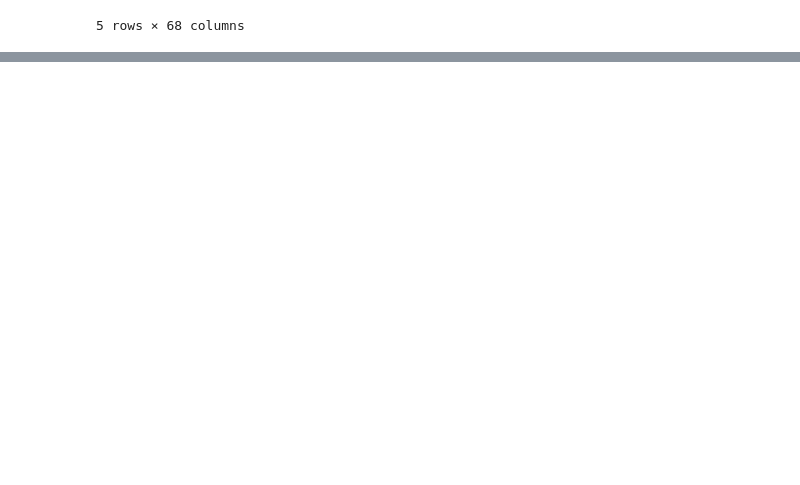
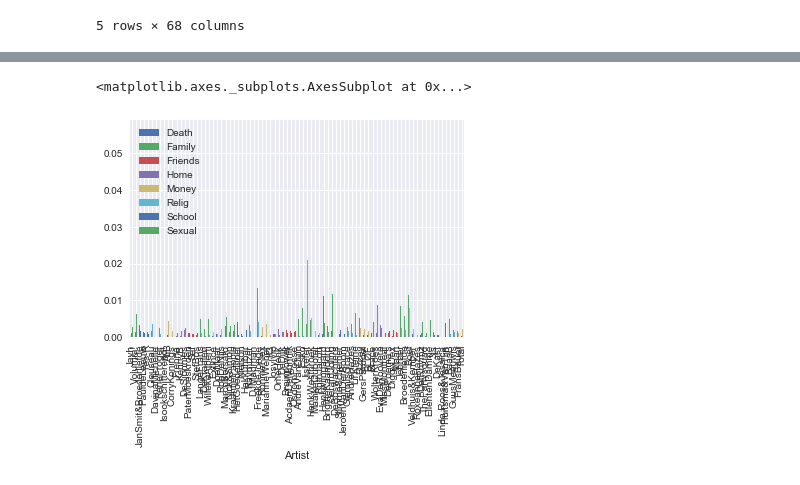
Before and after one commit to awlassche/liwc-dutch-lyrics, a Jupyter notebook: Songlyrics/Stylometric Study on Lyrics of Dutch Pop Song Artists.ipynb, the cells around one changed output, grey strips where cells are left out. Drawn from its saved outputs; the diff is of its cells as text; code cells hidden in the pictures; blank space fills up the shorter version.

```diff
--- a/Songlyrics/Stylometric Study on Lyrics of Dutch Pop Song Artists.ipynb
+++ b/Songlyrics/Stylometric Study on Lyrics of Dutch Pop Song Artists.ipynb
@@ -100,0 +102,4 @@ ax = sns.regplot(x='Present', y='Pronoun', data=df)
+# %%
+df = df.drop(columns=['Assent', 'Number', 'Occup', 'Inhib', 'Sports', 'Music', 'Nonfl', 'Achieve', 'Cogmech', 'Senses', 'Eating', 'Job', 'Excl', 'Present', 'Body', 'Physcal', 'Groom'])
+# %%
+df = df.drop(columns=['Future', 'Fillers', 'Metaph', 'Past', 'Down', 'See', 'Sleep', 'TV', 'Anx'])
@@ -100,0 +126,4 @@ ax = sns.regplot(x='Present', y='Pronoun', data=df)
+# %%
+df = df.drop(['Snappie'], axis=0)
+# %%
+df1 = df.drop(columns=['Optim', 'Posfeel', 'Negate', 'Negemo', 'Posemo', 'Anger', 'Sad', 'Swear', 'We', 'Other', 'You', 'Article', 'Othref', 'I', 'Self', 'Preps', 'Pronoun'])
@@ -100,0 +134,5 @@ ax = sns.regplot(x='Present', y='Pronoun', data=df)
+# %%
+df1.plot.bar(rot=90)
+# %% [output]
+<matplotlib.axes._subplots.AxesSubplot at 0x...>
+[figure, added]
```
Also changed, not shown: parts of 13 cells of this notebook.
